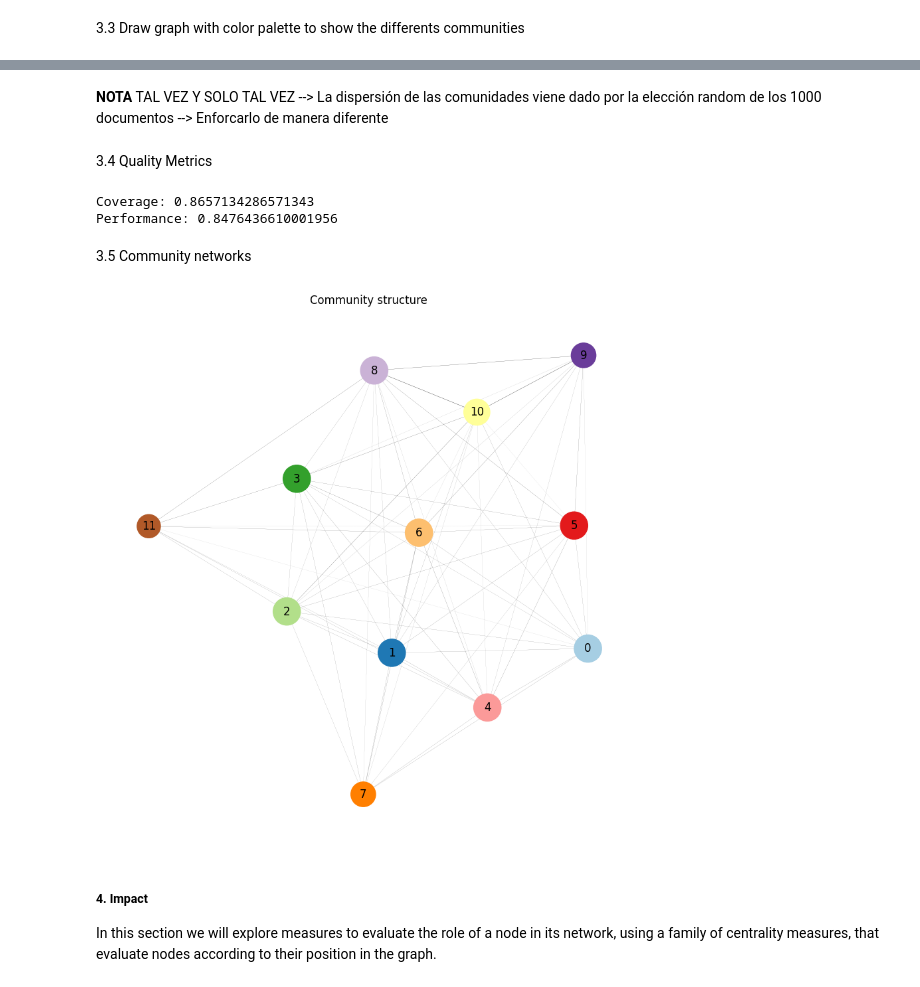
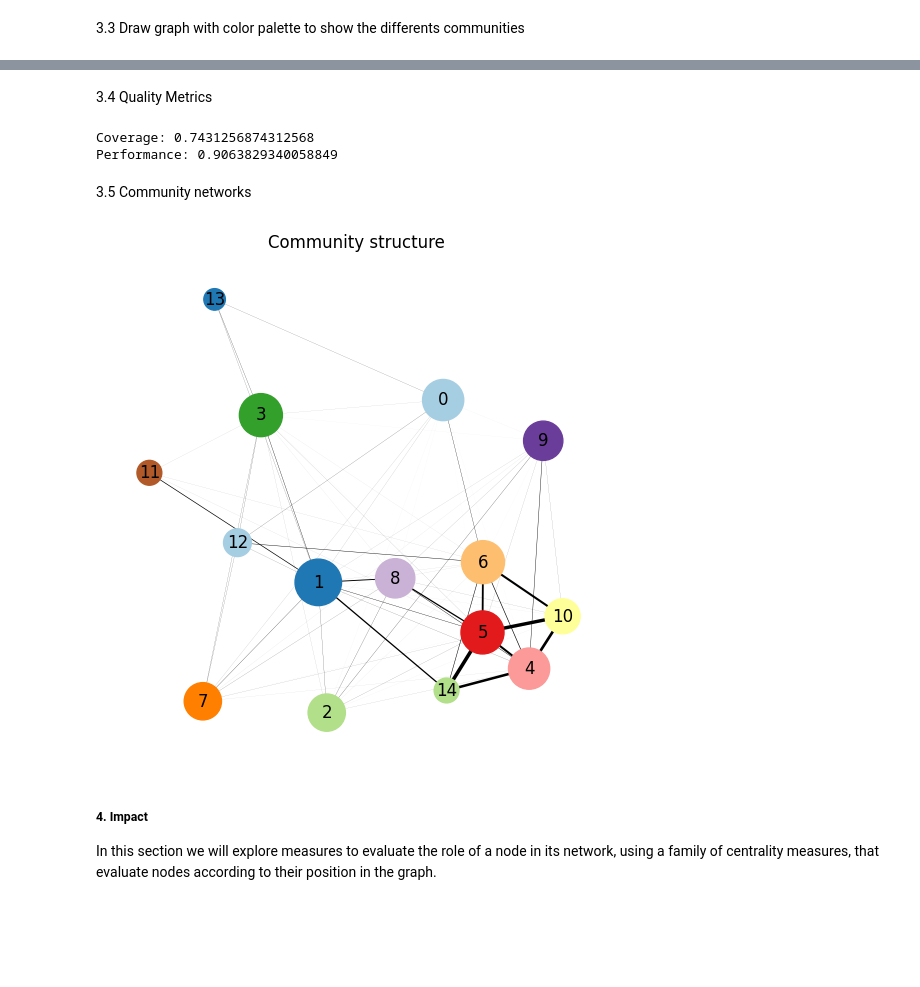
Before and after one commit to OscarLlorente/euro_sci, a Jupyter notebook: src/graph_analysis.ipynb, the cells around one changed output, grey strips where cells are left out. Cells and saved outputs as stored; diff of their text form; code cells hidden in the pictures; blank space fills up the shorter version.

```diff
--- a/src/graph_analysis.ipynb
+++ b/src/graph_analysis.ipynb
@@ -33,4 +34,4 @@ def embedding(texts,num_topics):
 texts, labels, costs, contributions = extract_data('data/projects.xlsx', 'data/SciVocCodes.xlsx')
 texts = preprocessing(texts)
 # %%
-ldag, reviews_bow = embedding(texts,60)
+ldag, reviews_bow = embedding(texts,200) # Numer of topics = 60
@@ -293,3 +303,5 @@ Modularity: 0.68
+# %%
+C = nx_comm.greedy_modularity_communities(G_lcc, resolution=2.5)
 # %% [markdown]
 3.2 Check that the size of the communities.
 # %%
@@ -332,6 +344,3 @@ nx.draw(G_lcc, positions, node_size=degrees, width=0.02,
-# %% [markdown]
-**NOTA**
-TAL VEZ Y SOLO TAL VEZ --> La dispersión de las comunidades viene dado por la elección random de los 1000 documentos --> Enforcarlo de manera diferente
 # %% [markdown]
 3.4 Quality Metrics
 # %%
@@ -340,8 +349,8 @@ coverage, performance = nx_comm.partition_quality(G_lcc, C)
 print(f"Coverage: {coverage}")
 print(f"Performance: {performance}")
 # %% [output]
-Coverage: 0.8657134286571343
-Performance: 0.8476436610001956
+Coverage: 0.7431256874312568
+Performance: 0.9063829340058849
 # %% [markdown]
 3.5 Community networks
 # %%
@@ -371,16 +380,16 @@ CG = nx.from_numpy_matrix(M)
 positions_CG = nx.spring_layout(CG, iterations = 50, seed = 0)
 # %%
 # Compute edge widths
-w = [e[2]['weight']*5 for e in CG.edges(data=True)]
+w = [e[2]['weight']*50 for e in CG.edges(data=True)]
 # Compute node sizes
 degrees = [val * 80 for (node, val) in CG.degree()]
 
-plt.figure(figsize=(8,8))
+plt.figure(figsize=(5,5))
 nx.draw(CG, positions_CG, node_size=degrees, width=w, node_color=palette, with_labels=True)
 plt.title("Community structure")
 plt.show()
 # %% [output]
-[figure, old version]
+[figure, new version]
 # %% [markdown]
 ##### 4. Impact
 
```
Also changed, not shown: parts of 35 cells of this notebook, 2 other files.
